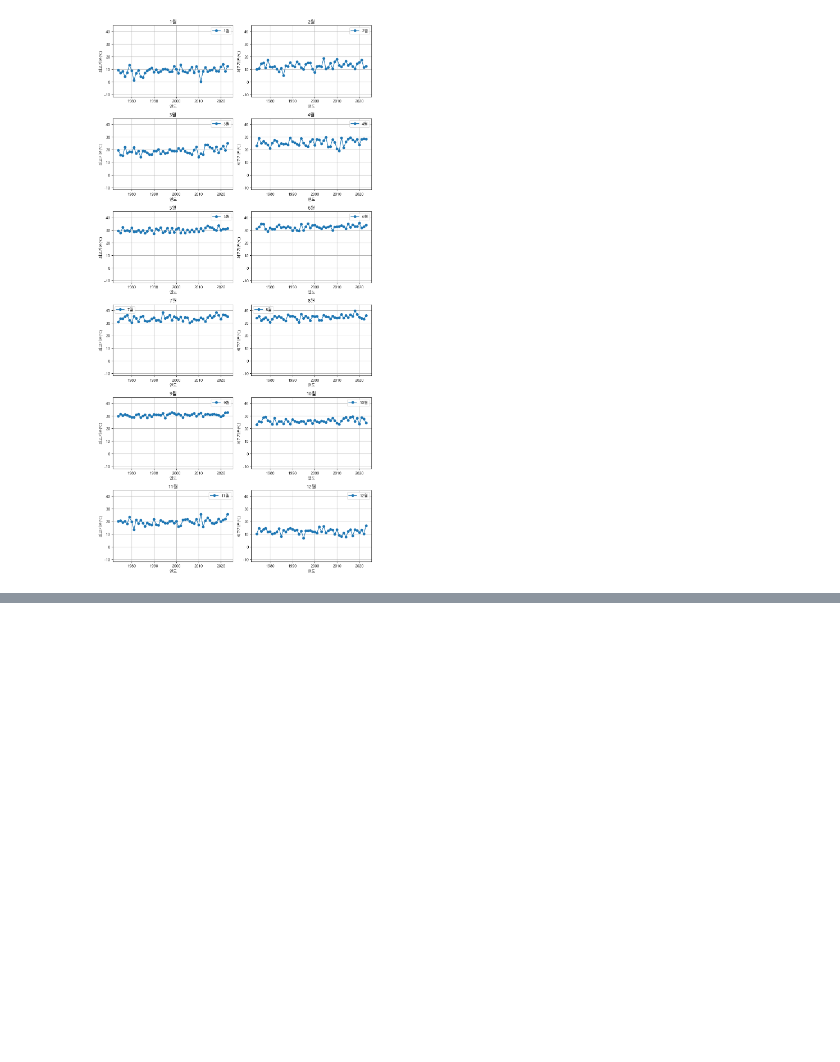
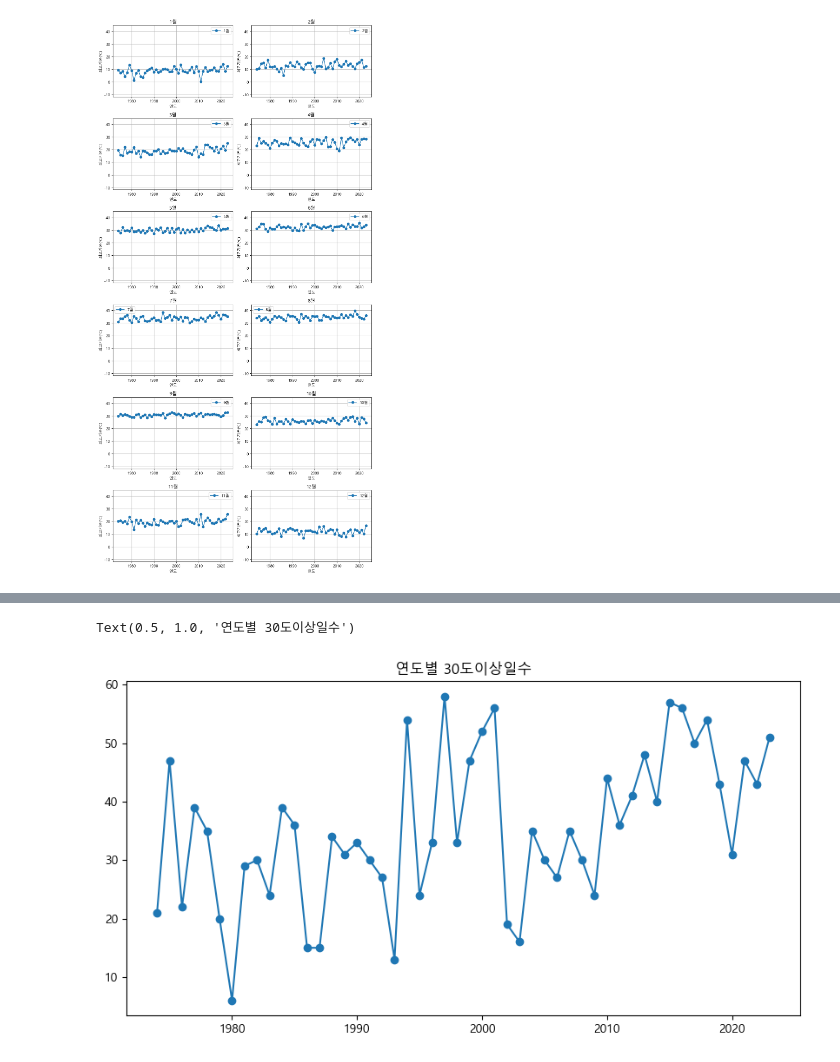
Before and after one commit to ZZinsub/jsshin, a Jupyter notebook: 기상청 데이터분석/2. 월별 최고기온 최대값.ipynb, the cells around one changed output, grey strips where cells are left out. Cells and saved outputs as stored; diff of their text form; code cells hidden in the pictures; blank space fills up the shorter version.

```diff
--- a/기상청 데이터분석/2. 월별 최고기온 최대값.ipynb
+++ b/기상청 데이터분석/2. 월별 최고기온 최대값.ipynb
@@ -144,0 +261,13 @@ plt.show()
+# %%
+sum_by_year = count_by_year_month.groupby('연도').sum('30도이상일수').reset_index()
+
+x = sum_by_year['연도']
+y = sum_by_year['30도이상일수']
+
+
+plt.figure(figsize=(10, 5))
+plt.plot(x, y, marker='o', linestyle='-')
+plt.title('연도별 30도이상일수')
+# %% [output]
+Text(0.5, 1.0, '연도별 30도이상일수')
+[figure, added]
```
Also changed, not shown: parts of 6 cells of this notebook, 1 other file.
